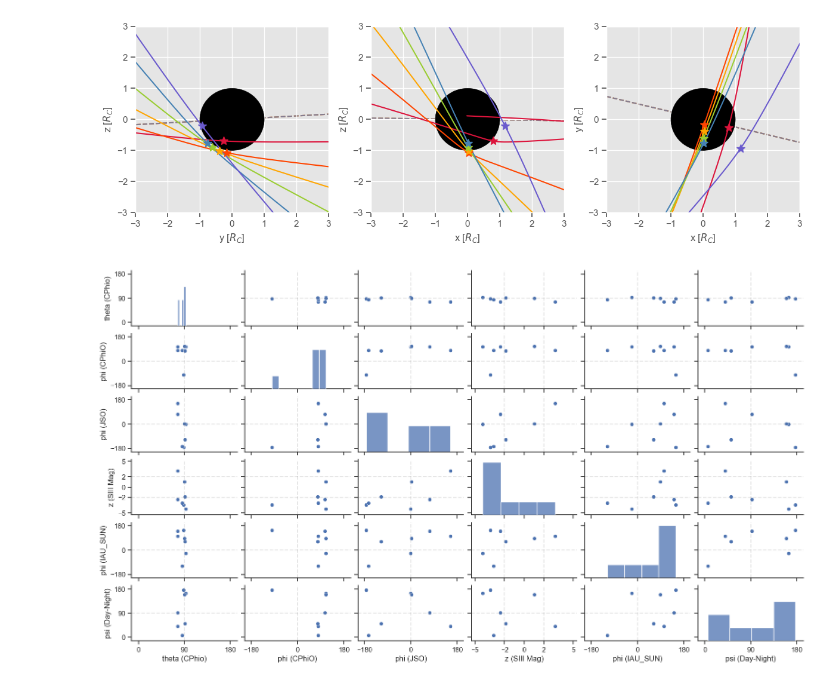
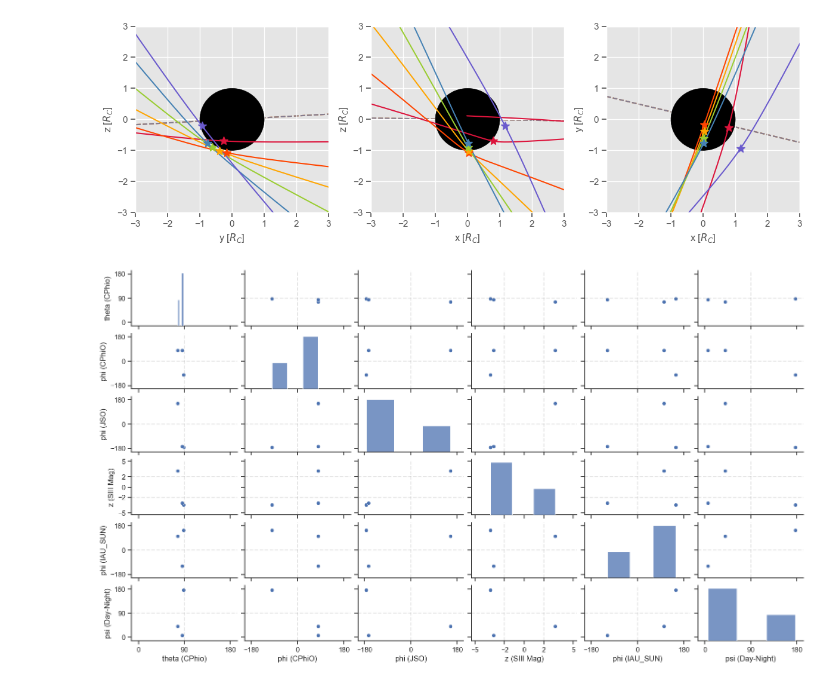
Before and after one commit to vera-br/Callisto, a Jupyter notebook: presentation_plots.ipynb, the cells around one changed output. Saved outputs shown, nothing was run; the diff lists cells and outputs as text; code cells hidden in the pictures.

```diff
--- a/presentation_plots.ipynb
+++ b/presentation_plots.ipynb
@@ -365,8 +365,12 @@ for k in range(final_graph, 1):
     G_df = G_df.astype(float)
 
     sns.set(style="ticks")
+
+    # plots galileo and juice
     #g = sns.pairplot(pd.concat([J_df.assign(hue='JUICE'), G_df.assign(hue='Galileo')]), hue='hue', diag_kind='hist', palette=['steelblue', 'crimson'], height=1.5, aspect=16/9)
-    g = sns.pairplot(G_df, diag_kind='hist', height=1.5, aspect=16/9, hue_order='crimson')
+
+    # only plots usable galileo data (for complete data get rid of .iloc[:3])
+    g = sns.pairplot(G_df.iloc[:3], diag_kind='hist', height=1.5, aspect=16/9, hue_order='crimson')
 
     # Set limits for graphs
     for i in range(6):
@@ -386,34 +390,34 @@ for k in range(final_graph, 1):
                 elif i == 1:
                     g.axes[i, j].axhline(0, color='gray', linestyle='dashed', alpha=0.2)
                 elif i == 2:
                     g.axes[i, j].axhline(0, color='gray', linestyle='dashed', alpha=0.2)
                 elif i == 3:
                     g.axes[i, j].axhline(-2, color='gray', linestyle='dashed', alpha=0.2)
                     g.axes[i, j].axhline(2, color='gray', linestyle='dashed', alpha=0.2)
                 elif i == 4:
                     g.axes[i, j].axhline(0, color='gray', linestyle='dashed', alpha=0.2)
                 elif i == 5:
                     g.axes[i, j].axhline(90, color='gray', linestyle='dashed', alpha=0.2)
 
                 if j == 0:
                     g.axes[i, j].axvline(90, color='gray', linestyle='dashed', alpha=0.2)
                 elif j == 1:
                     g.axes[i, j].axvline(0, color='gray', linestyle='dashed', alpha=0.2)
                 elif j == 2:
                     g.axes[i, j].axvline(0, color='gray', linestyle='dashed', alpha=0.2)
                 elif j == 3:
                     g.axes[i, j].axvline(-2, color='gray', linestyle='dashed', alpha=0.2)
                     g.axes[i, j].axvline(2, color='gray', linestyle='dashed', alpha=0.2)
                 elif j == 4:
                     g.axes[i, j].axvline(0, color='gray', linestyle='dashed', alpha=0.2)
                 elif j == 5:
                     g.axes[i, j].axvline(90, color='gray', linestyle='dashed', alpha=0.2)
 
 
 #plt.savefig('scatter_matrix_%s.png' % (21+k))
 plt.show()
 # %% [output]
-[figure, old version]
+[figure, new version]
 # %%
 # save dataframes in csv
 
```
Also changed, not shown: parts of 1 cell of this notebook, 1 other file.
